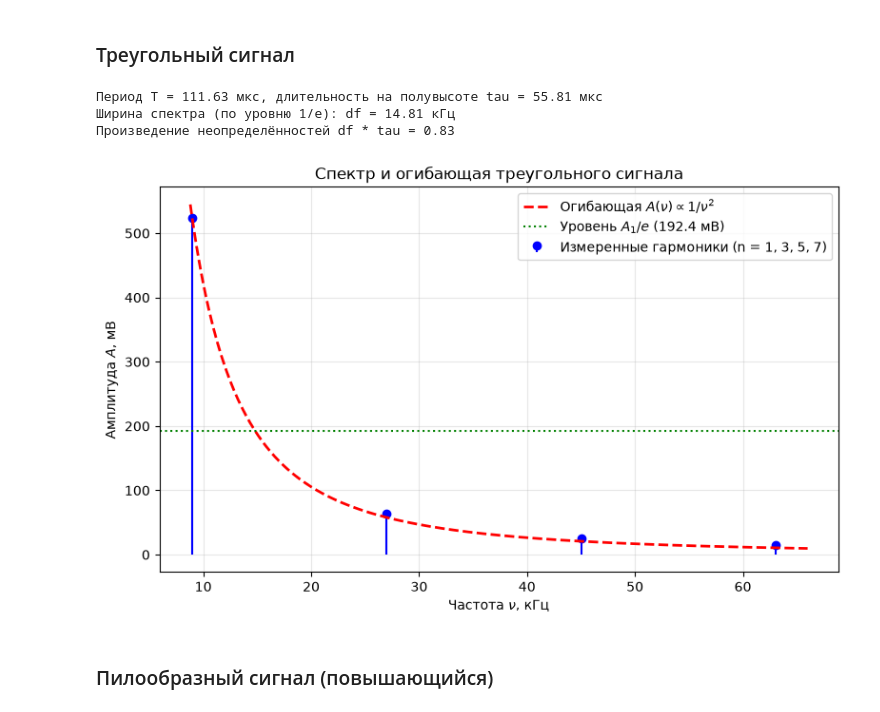
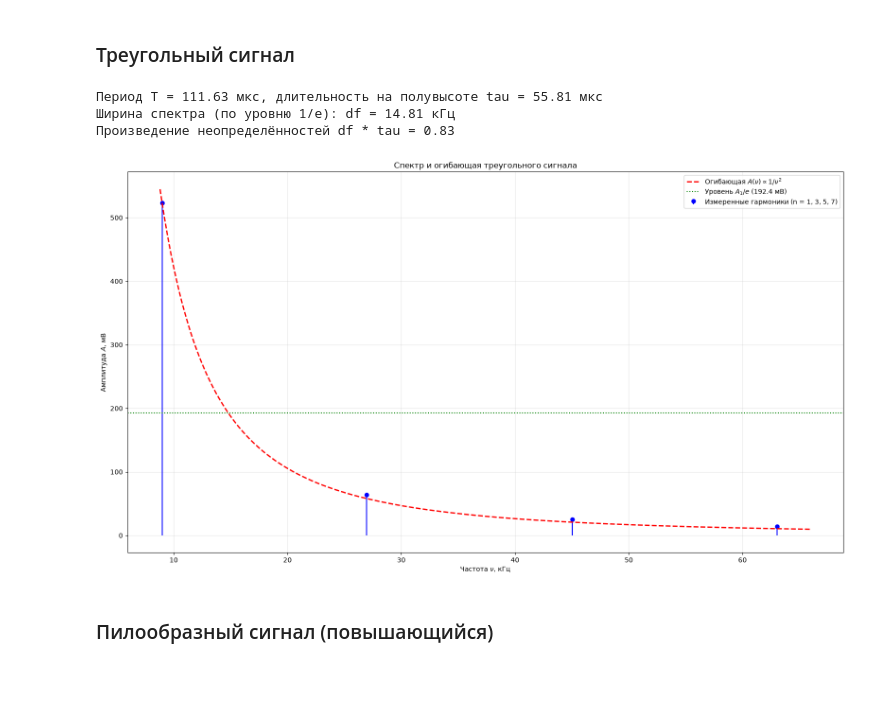
Before and after one commit to tlufl/physics-laboratory-assignments, a Jupyter notebook: sem3/213/lab.ipynb, the cells around one changed output. Cells and saved outputs as stored; diff of their text form; code cells hidden in the pictures; blank space fills up the shorter version.

```diff
--- a/sem3/213/lab.ipynb
+++ b/sem3/213/lab.ipynb
@@ -119,41 +119,41 @@ print(f"Ширина спектра (по уровню 1/e): df = {df_exp:.2f}
 print(f"Произведение неопределённостей df * tau = {(df_exp * 1e3) * tau:.2f}")
 
 # График
-plt.figure(figsize=(8, 5))
+plt.figure(figsize=(16, 9))
 plt.stem(
     harmonics["freq, kHz"],
     harmonics["A, mV"],
     linefmt="b-",
     markerfmt="bo",
     basefmt=" ",
     label="Измеренные гармоники (n = 1, 3, 5, 7)",
 )
 plt.plot(
     f_grid,
     envelope,
     "r--",
     linewidth=2,
     label=r"Огибающая $A(\nu) \propto 1/\nu^2$",
 )
 plt.axhline(
     level_e,
     color="g",
     linestyle=":",
     label=f"Уровень $A_1/e$ ({level_e:.1f} мВ)",
 )
 
 plt.title("Спектр и огибающая треугольного сигнала")
 plt.xlabel("Частота $\\nu$, кГц")
 plt.ylabel("Амплитуда $A$, мВ")
 plt.grid(True, alpha=0.3)
 plt.legend()
 plt.tight_layout()
 plt.show()
 # %% [output]
 Период T = 111.63 мкс, длительность на полувысоте tau = 55.81 мкс
 Ширина спектра (по уровню 1/e): df = 14.81 кГц
 Произведение неопределённостей df * tau = 0.83
-[figure, old version]
+[figure, new version]
 # %% [markdown]
 ### Пилообразный сигнал (повышающийся)
 # %%
```
Also changed, not shown: parts of 13 cells of this notebook.
